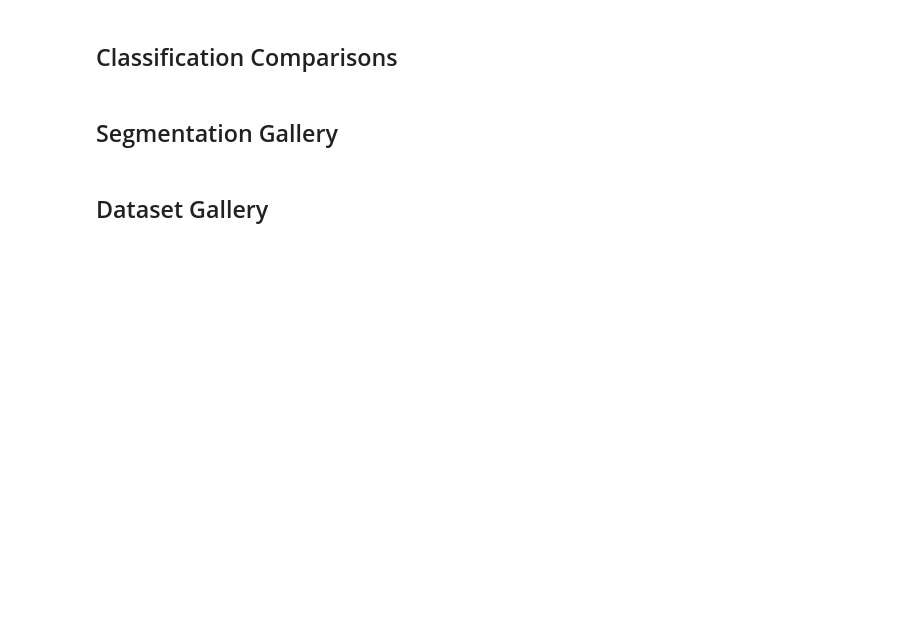
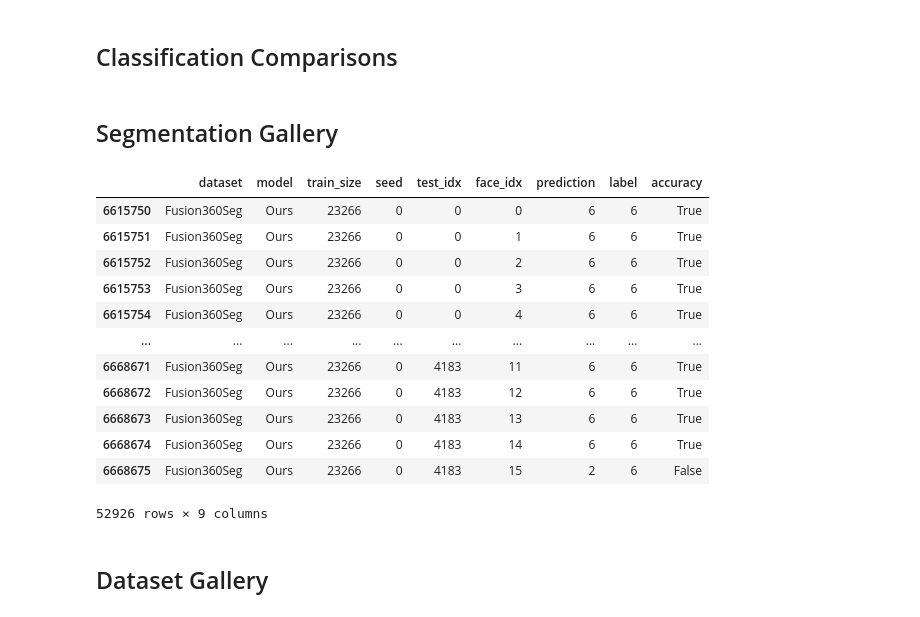
Before and after one commit to deGravity/hybridbrep, a Jupyter notebook: notebooks/figures.ipynb, the cells around one changed output. Saved outputs shown, nothing was run; the diff lists cells and outputs as text; code cells hidden in the pictures; blank space fills up the shorter version.

```diff
--- a/notebooks/figures.ipynb
+++ b/notebooks/figures.ipynb
@@ -588,6 +686,10 @@ Image.fromarray(mfcad_comparisons.astype(np.uint8)).save(os.path.join(outdir, 'm
 import numpy as np
 from rendering import render_segmented_mesh, grid_images, RendererParams
 from util import ZippedDataset
+from automate import Part
+from PIL import Image
+from matplotlib import pyplot as plt
+
 
 # Counted from image
 rowcol = np.array([[0,7],
@@ -606,7 +708,7 @@ ds = ZippedDataset(os.path.join(repbrep, 'datasets', 'fusion360seg'))
 
 paths = [ds.index['template'].format(*ds.index['test'][i]) for i in test_indices]
 parts = [Part(ds.zip.open(p,'r').read().decode('utf-8')) for p in paths]
-seg_preds = pd.read_parquet(os.path.join(results_dir, 'segmentation_predictions.parquet'))
+seg_preds = pd.read_parquet(os.path.join(results_dir, 'f360_segmentation.parquet'))
 
 seg_preds = seg_preds[
     (seg_preds.dataset == 'Fusion360Seg') &
@@ -620,6 +722,8 @@ preds_and_labels = seg_preds.sort_values(['test_idx','face_idx']).groupby('test_
 preds = preds_and_labels.prediction.values[test_indices]
 labels = preds_and_labels.label.values[test_indices]
 
+color_pallet = plt.get_cmap('tab10')(np.arange(8))[:,:3]
+
 renders = []
 for part,label,pred in zip(parts,labels,preds):
     V = part.mesh.V
@@ -627,11 +731,29 @@ for part,label,pred in zip(parts,labels,preds):
     F_id = part.mesh_topology.face_to_topology
     l = np.array(label)
     p = np.array(pred)
+    l = color_pallet[l]
+    p = color_pallet[p]
     pred_im = render_segmented_mesh(V,F,F_id,p,render_params=RendererParams(800,800),camera_opt='seg')
     label_im = render_segmented_mesh(V,F,F_id,l,render_params=RendererParams(800,800),camera_opt='seg')
     renders.append(grid_images(np.stack([np.stack([label_im, pred_im])])))
 image_grid = grid_images(np.stack(renders).reshape((5,2,800,1600,4)))
 Image.fromarray(image_grid.astype(np.uint8)).save(os.path.join(outdir, 'segmentation_gallery.png'))
+# %%
+seg_preds
+# %% [output]
+|  | dataset | model | train_size | seed | test_idx | face_idx | prediction | label | accuracy |
+| 6615750 | Fusion360Seg | Ours | 23266 | 0 | 0 | 0 | 6 | 6 | True |
+| 6615751 | Fusion360Seg | Ours | 23266 | 0 | 0 | 1 | 6 | 6 | True |
+| 6615752 | Fusion360Seg | Ours | 23266 | 0 | 0 | 2 | 6 | 6 | True |
+| 6615753 | Fusion360Seg | Ours | 23266 | 0 | 0 | 3 | 6 | 6 | True |
+| 6615754 | Fusion360Seg | Ours | 23266 | 0 | 0 | 4 | 6 | 6 | True |
+| ... | ... | ... | ... | ... | ... | ... | ... | ... | ... |
+| 6668671 | Fusion360Seg | Ours | 23266 | 0 | 4183 | 11 | 6 | 6 | True |
+| 6668672 | Fusion360Seg | Ours | 23266 | 0 | 4183 | 12 | 6 | 6 | True |
+| 6668673 | Fusion360Seg | Ours | 23266 | 0 | 4183 | 13 | 6 | 6 | True |
+| 6668674 | Fusion360Seg | Ours | 23266 | 0 | 4183 | 14 | 6 | 6 | True |
+| 6668675 | Fusion360Seg | Ours | 23266 | 0 | 4183 | 15 | 2 | 6 | False |
+52926 rows × 9 columns
 # %% [markdown]
 ## Dataset Gallery
 # %% [markdown]
```
Also changed, not shown: parts of 19 cells of this notebook, 7 other files.
